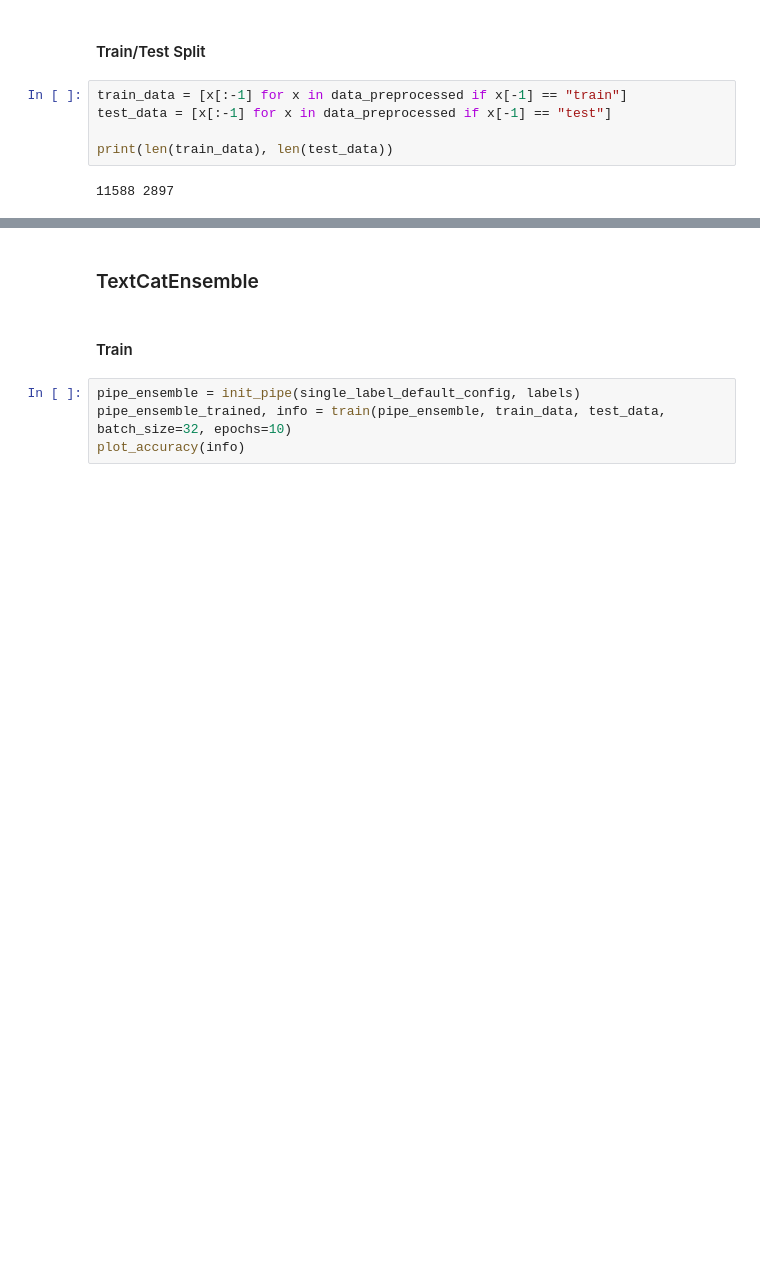
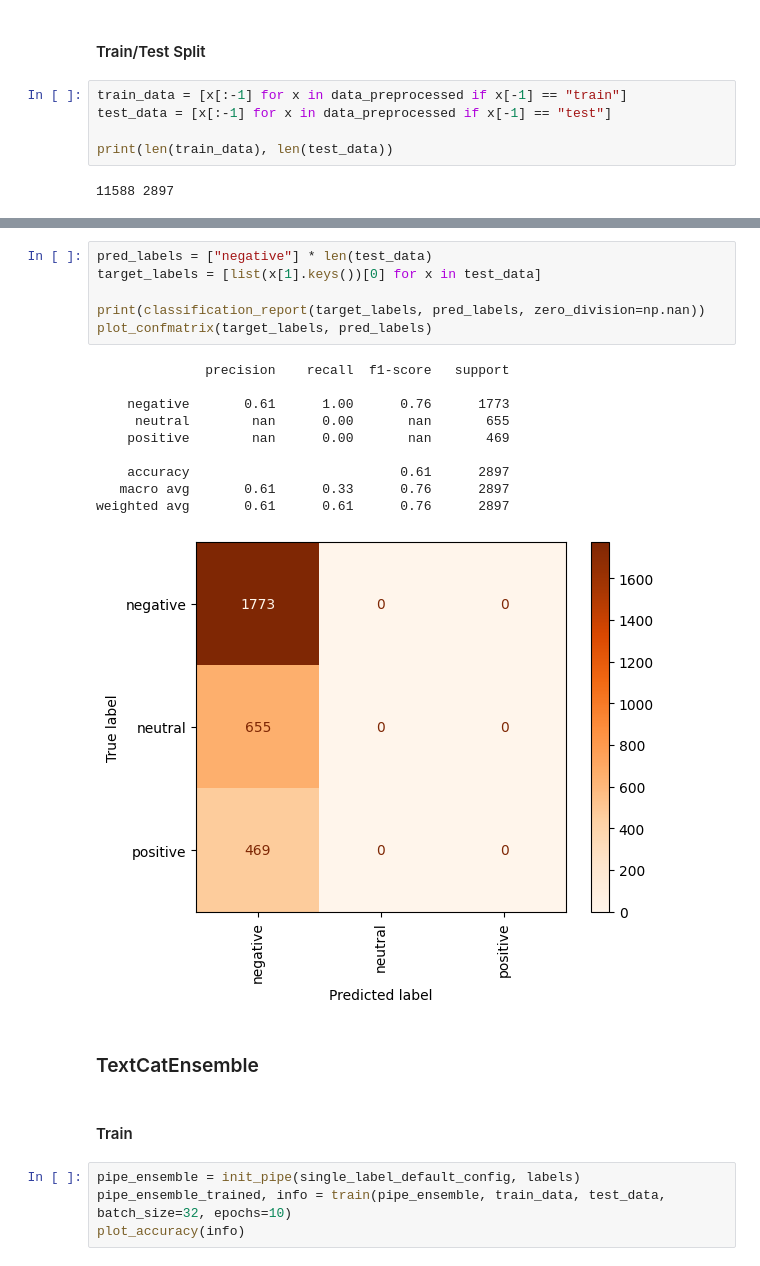
Before and after one commit to matteopilotto/maven-blps-2, a Jupyter notebook: Module 1/airline_tweet_sentiment.ipynb, the cells around one changed output, grey strips where cells are left out. Saved outputs shown, nothing was run; the diff lists cells and outputs as text; blank space fills up the shorter version.

```diff
--- a/Module 1/airline_tweet_sentiment.ipynb
+++ b/Module 1/airline_tweet_sentiment.ipynb
@@ -552,3 +557,20 @@ print(len(train_data), len(test_data))
+# %%
+pred_labels = ["negative"] * len(test_data)
+target_labels = [list(x[1].keys())[0] for x in test_data]
+
+print(classification_report(target_labels, pred_labels, zero_division=np.nan))
+plot_confmatrix(target_labels, pred_labels)
+# %% [output]
+              precision    recall  f1-score   support
+
+    negative       0.61      1.00      0.76      1773
+     neutral        nan      0.00       nan       655
+    positive        nan      0.00       nan       469
+
+    accuracy                           0.61      2897
+   macro avg       0.61      0.33      0.76      2897
+weighted avg       0.61      0.61      0.76      2897
+[figure, added]
 # %% [markdown]
 ### TextCatEnsemble
 # %% [markdown]
```
Also changed, not shown: parts of 1 cell of this notebook.
